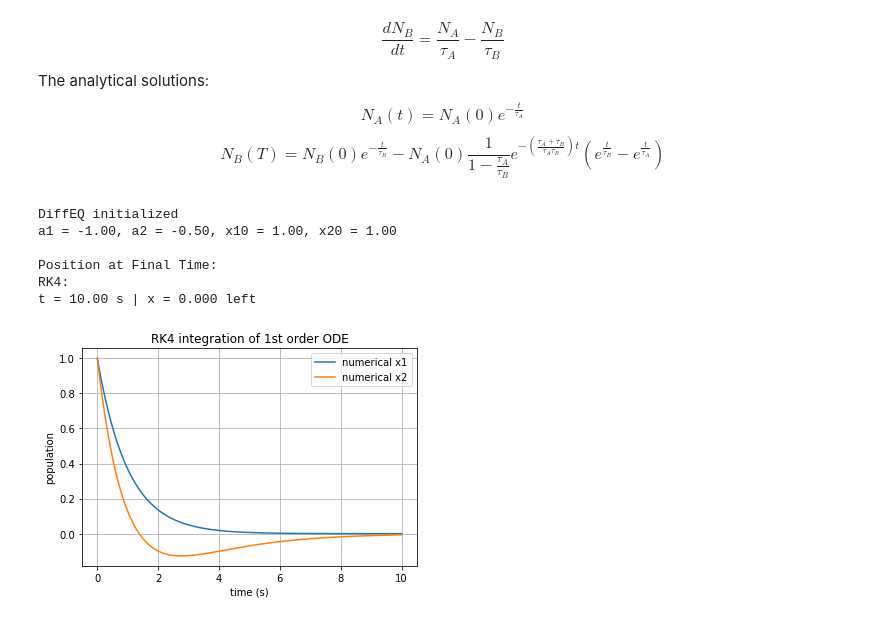
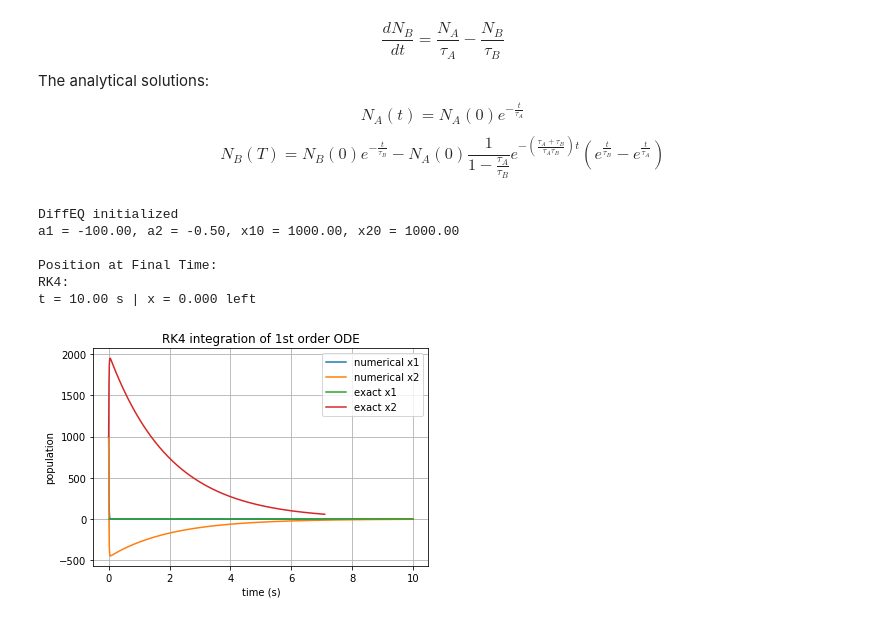
Before and after one commit to aton-physics/Lectures, a Jupyter notebook: Assign1.ipynb, the cells around one changed output. Saved outputs shown, nothing was run; the diff lists cells and outputs as text; code cells hidden in the pictures.

```diff
--- a/Assign1.ipynb
+++ b/Assign1.ipynb
@@ -82,8 +82,8 @@ class DiffEQ (object):
         ax.plot(self.tarray, self.x2_array, label = "numerical x2")
         ax.set(xlabel='time (s)', ylabel='population', title='RK4 integration of 1st order ODE')
         ax.grid()
-        #ax.plot(self.tarray, ExactSolution1(self.tarray), label = "exact x1")
-        #ax.plot(self.tarray, ExactSolution2(self.tarray), label = "exact x2")
+        ax.plot(self.tarray, ExactSolution1(self.tarray), label = "exact x1")
+        ax.plot(self.tarray, ExactSolution2(self.tarray), label = "exact x2")
         plt.legend()
         fig.savefig("test.png")
         plt.show()
@@ -136,26 +136,28 @@ The analytical solutions:
 $$N_A(t) = N_A(0)e^{-\frac{t}{\tau_A}}$$
 $$N_B(T) = N_B(0)e^{-\frac{t}{\tau_B}} - N_A(0)\frac{1}{1-\frac{\tau_A}{\tau_B}}e^{-(\frac{\tau_A + \tau_B}{\tau_A\tau_B})t}(e^{\frac{t}{\tau_B}}-e^{\frac{t}{\tau_A}})$$
 # %%
-tauA = -1.0
+tauA = -0.01 # -1*tauA gives the analytical tauA
 tauB = -2.0
-NA0 = 1.0
-NB0 = 1.0
+NA0 = 1000.0
+NB0 = 1000.0
 def zero(arg):
     return 0.0
-def inverse_exp(arg, ic1 = NA0, param1 = tauA):
+def inverse_exp(arg, ic1 = NA0, param1 = -tauA):
     return (1.0/ic1)*np.exp(-arg/param1)
-def complicated_exact(arg, ic1 = NA0, ic2 = NB0, param1 = tauA, param2 = tauB):
-    term1 = ic2*np.exp(-arg/param2) - ic1/(1-(param1/param2))*np.exp(-arg*(param1+param2)/(param1*param2))*(np.exp(arg/param2)-np.exp(arg/param1))
+def complicated_exact(arg, ic1 = NA0, ic2 = NB0, param1 = -tauA, param2 = -tauB):
+    term1 = ic2*np.exp(-arg/param2)
+    term2 = ic1/(1-(param1/param2))*np.exp(-arg*(param1+param2)/(param1*param2))*(np.exp(arg/param2)-np.exp(arg/param1))
+    return term1 - term2
 thing = DiffEQ(a1=1.0/tauA, a2=1.0/tauB, x10 = NA0, x20 = NB0)
 thing.trajectory("yes")
 thing.results()
 
-thing.plot_couple(inverse_exp, inverse_exp)
+thing.plot_couple(inverse_exp, complicated_exact)
 # %% [output]
 DiffEQ initialized
-a1 = -1.00, a2 = -0.50, x10 = 1.00, x20 = 1.00
+a1 = -100.00, a2 = -0.50, x10 = 1000.00, x20 = 1000.00
 
 Position at Final Time:
 RK4:
 t = 10.00 s | x = 0.000 left
-[figure, old version]
+[figure, new version]
```
